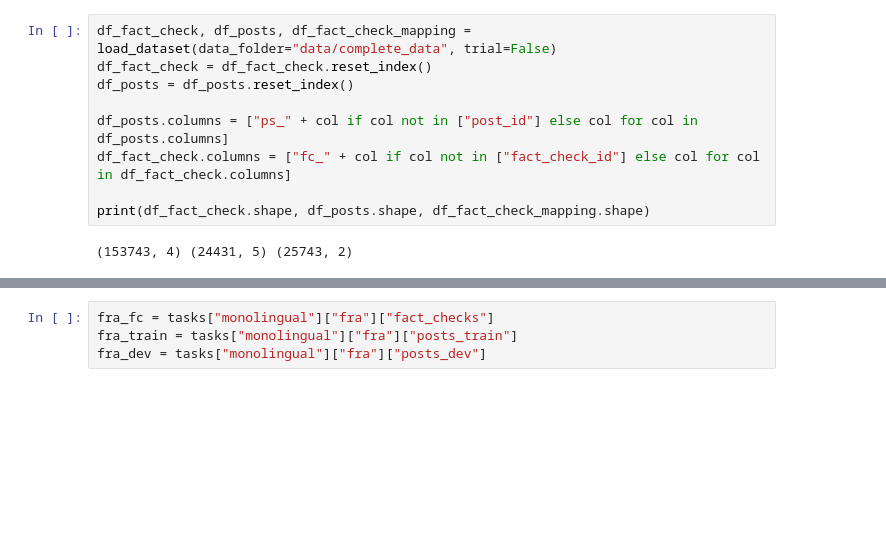
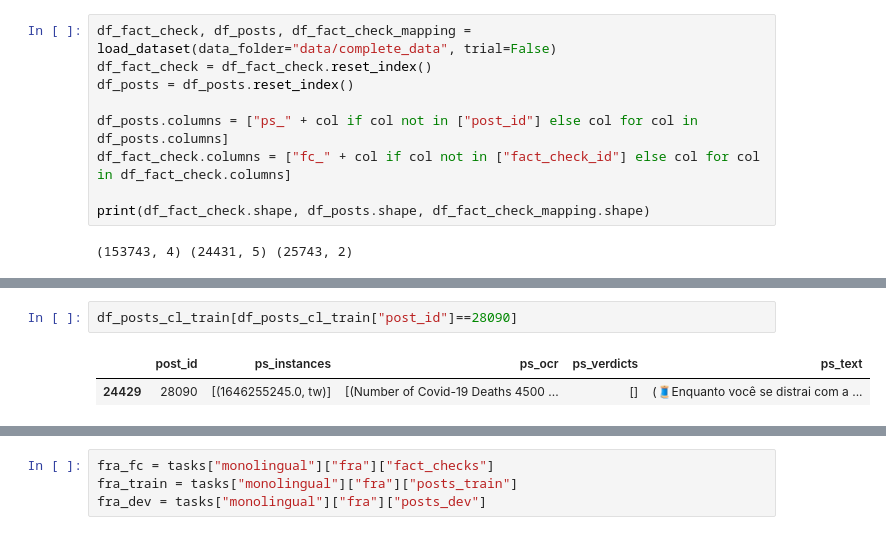
Before and after one commit to BecTome/semeval25-FactCheckedClaimRetrieval, a Jupyter notebook: nbs/data_exploration/task_splits.ipynb, the cells around one changed output, grey strips where cells are left out. Saved outputs shown, nothing was run; the diff lists cells and outputs as text; blank space fills up the shorter version.

```diff
--- a/nbs/data_exploration/task_splits.ipynb
+++ b/nbs/data_exploration/task_splits.ipynb
@@ -187,0 +265,5 @@ print(df_fact_check.shape, df_posts.shape, df_fact_check_mapping.shape)
+# %%
+df_posts_cl_train[df_posts_cl_train["post_id"]==28090]
+# %% [output]
+|  | post_id | ps_instances | ps_ocr | ps_verdicts | ps_text |
+| 24429 | 28090 | [(1646255245.0, tw)] | [(Number of Covid-19 Deaths 4500 ... | [] | (🧵Enquanto você se distrai com a ... |
```
Also changed, not shown: parts of 8 cells of this notebook, 2 other files.
